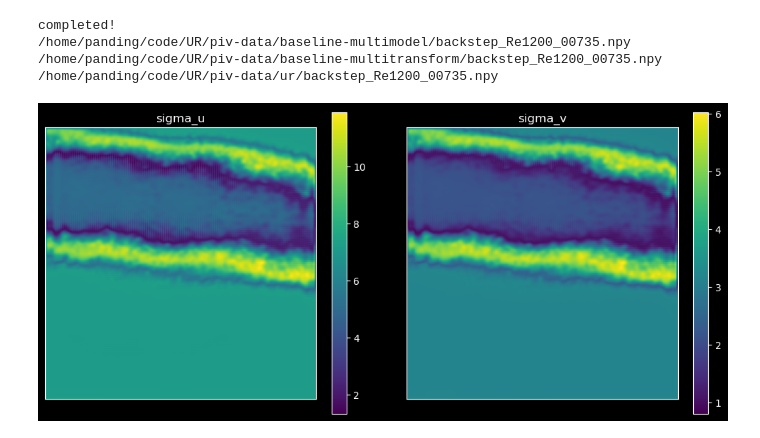
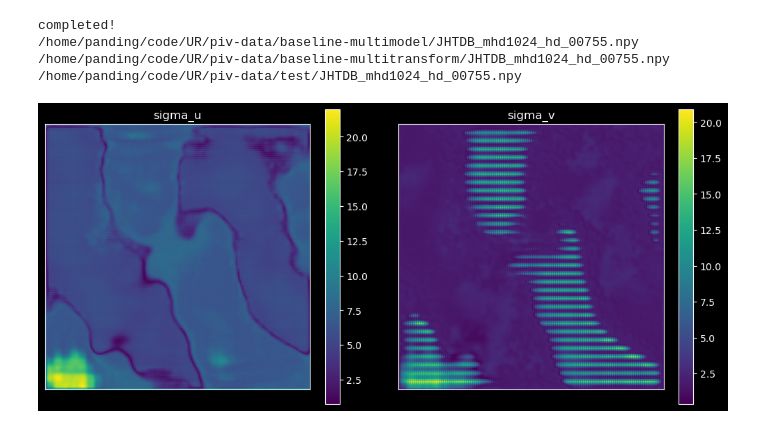
Before and after one commit to HardingPan/UR, a Jupyter notebook: ur-test.ipynb, the cells around one changed output. Saved outputs shown, nothing was run; the diff lists cells and outputs as text; code cells hidden in the pictures.

```diff
--- a/ur-test.ipynb
+++ b/ur-test.ipynb
@@ -12,7 +12,7 @@ from ur import Ur
 # %%
 data_path_multimodel = '/home/panding/code/UR/piv-data/baseline-multimodel'
 data_path_multitransform = '/home/panding/code/UR/piv-data/baseline-multitransform'
-data_path_ur = '/home/panding/code/UR/piv-data/ur'
+data_path_ur = '/home/panding/code/UR/piv-data/test'
 
 datas_multimodel = glob.glob(os.path.join(data_path_multimodel, '*.npy'))
 datas_multitransform = glob.glob(os.path.join(data_path_multitransform, '*.npy'))
@@ -32,40 +32,45 @@ baseline_2 = MultiMethod(datas_multitransform[0], 0)
 
 data = np.load(datas_ur[0])
 data = data[:4]
+# expanded_shape = (2,) + data.shape
+# print(expanded_shape)
+# expanded_array = np.expand_dims(data, axis=0)
+# final_array = np.tile(expanded_array, expanded_shape)
 
-model_path = '/home/panding/code/UR/UR/ur-model/8-21-1.pt'
+# model_path = '/home/panding/code/UR/UR/ur-model/8-22-4.pt'
+model_path = '/home/panding/code/UR/ur-model/model-10.model.pt'
 my_device = torch.device("cuda" if torch.cuda.is_available() else "cpu")
 
 test = Ur(data, model_path, my_device)
-sigma = test.get_sigma()
+sigma_u, sigma_v = test.get_sigma()
 
 print(datas_multimodel[0])
 print(datas_multitransform[0])
 print(datas_ur[0])
 # %% [output]
 completed!
-/home/panding/code/UR/piv-data/baseline-multimodel/backstep_Re1200_00735.npy
-/home/panding/code/UR/piv-data/baseline-multitransform/backstep_Re1200_00735.npy
-/home/panding/code/UR/piv-data/ur/backstep_Re1200_00735.npy
+/home/panding/code/UR/piv-data/baseline-multimodel/JHTDB_mhd1024_hd_00755.npy
+/home/panding/code/UR/piv-data/baseline-multitransform/JHTDB_mhd1024_hd_00755.npy
+/home/panding/code/UR/piv-data/test/JHTDB_mhd1024_hd_00755.npy
 # %%
 plt.figure(figsize=(12,8))
 
 plt.subplot(1, 2, 1)
 plt.title('sigma_u')
 plt.xticks([])
 plt.yticks([])
-plt.imshow(sigma[0])
+plt.imshow(np.abs(sigma_u.transpose(1, 2, 0)))
 plt.colorbar(fraction=0.05)
 
 plt.subplot(1, 2, 2)
 plt.title('sigma_v')
 plt.xticks([])
 plt.yticks([])
-plt.imshow(sigma[1])
+plt.imshow(np.abs(sigma_v.transpose(1, 2, 0)))
 plt.colorbar(fraction=0.05)
 
 plt.show()
 # %% [output]
-[figure, old version]
+[figure, new version]
 # %%
 # baseline_1.show()
```
Also changed, not shown: parts of 2 cells of this notebook, 32 other files.
